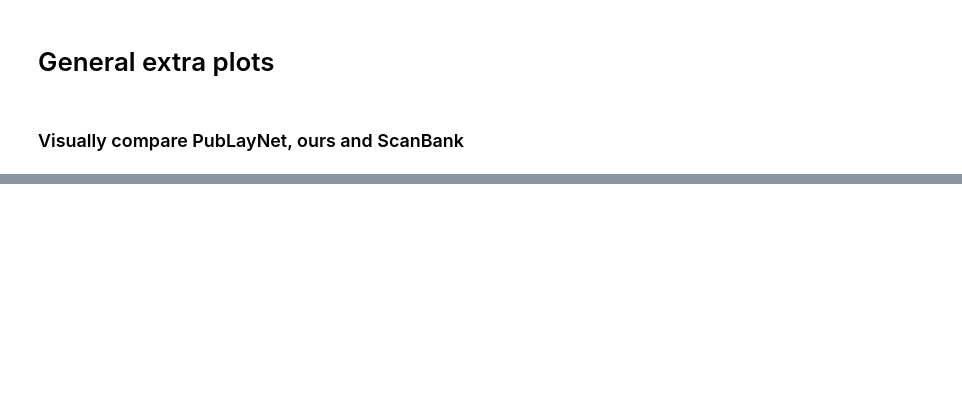
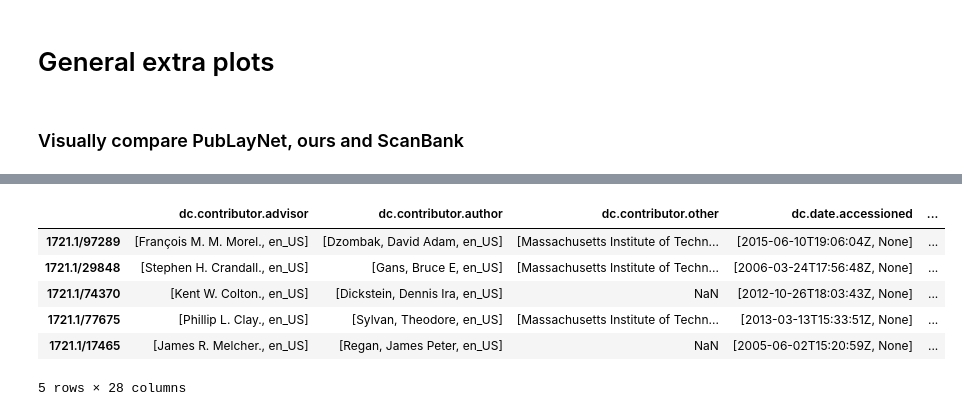
Before and after one commit to ReadingTimeMachine/digitization_at_high_localization, a Jupyter notebook: extra_plots.ipynb, the cells around one changed output, grey strips where cells are left out. Cells and saved outputs as stored; diff of their text form; code cells hidden in the pictures; blank space fills up the shorter version.

```diff
--- a/extra_plots.ipynb
+++ b/extra_plots.ipynb
@@ -29,0 +66,10 @@ NameError: name 'dirs' is not defined
+# %%
+metadata_in.head()
+# %% [output]
+|  | dc.contributor.advisor | dc.contributor.author | dc.contributor.other | dc.date.accessioned | ... |
+| 1721.1/97289 | [François M. M. Morel., en_US] | [Dzombak, David Adam, en_US] | [Massachusetts Institute of Techn... | [2015-06-10T19:06:04Z, None] | ... |
+| 1721.1/29848 | [Stephen H. Crandall., en_US] | [Gans, Bruce E, en_US] | [Massachusetts Institute of Techn... | [2006-03-24T17:56:48Z, None] | ... |
+| 1721.1/74370 | [Kent W. Colton., en_US] | [Dickstein, Dennis Ira, en_US] | NaN | [2012-10-26T18:03:43Z, None] | ... |
+| 1721.1/77675 | [Phillip L. Clay., en_US] | [Sylvan, Theodore, en_US] | [Massachusetts Institute of Techn... | [2013-03-13T15:33:51Z, None] | ... |
+| 1721.1/17465 | [James R. Melcher., en_US] | [Regan, James Peter, en_US] | NaN | [2005-06-02T15:20:59Z, None] | ... |
+5 rows × 28 columns
```
Also changed, not shown: parts of 16 cells of this notebook, 6 other files.
